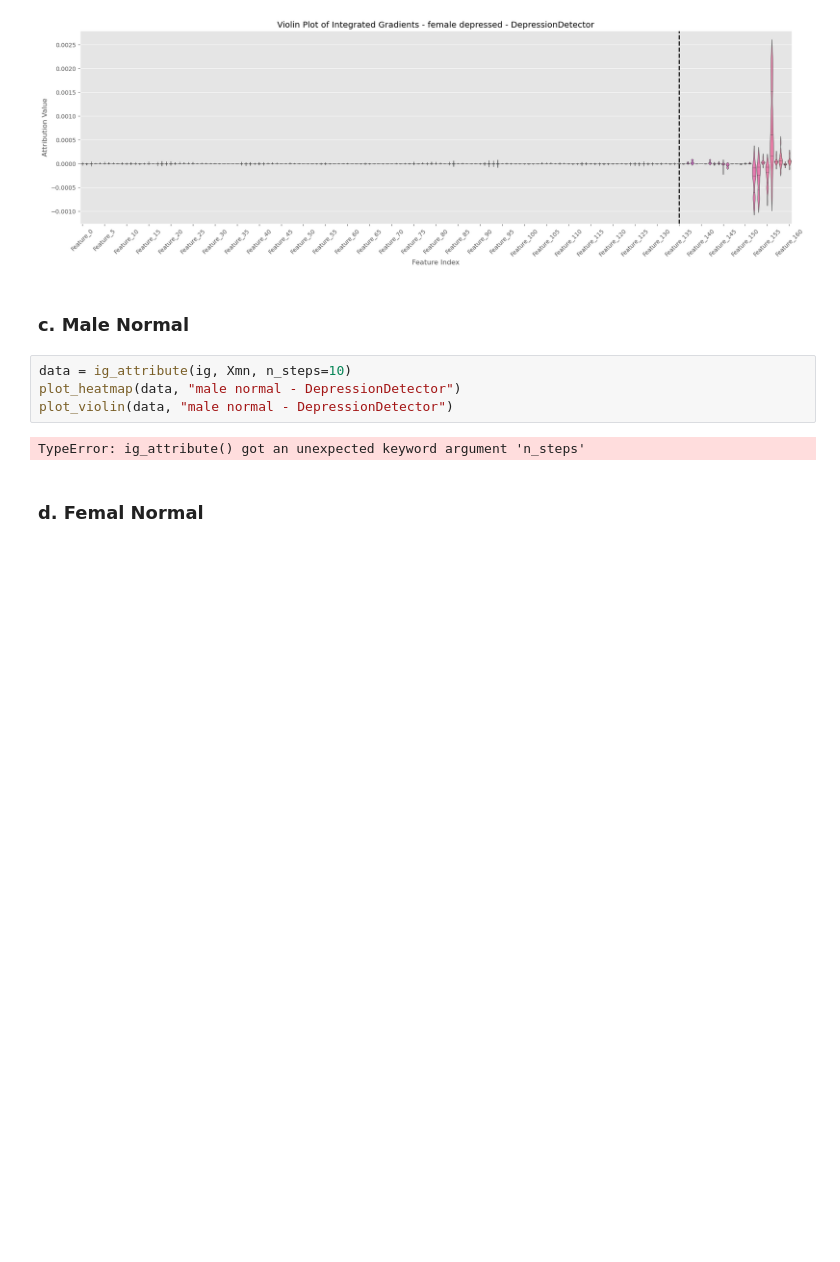
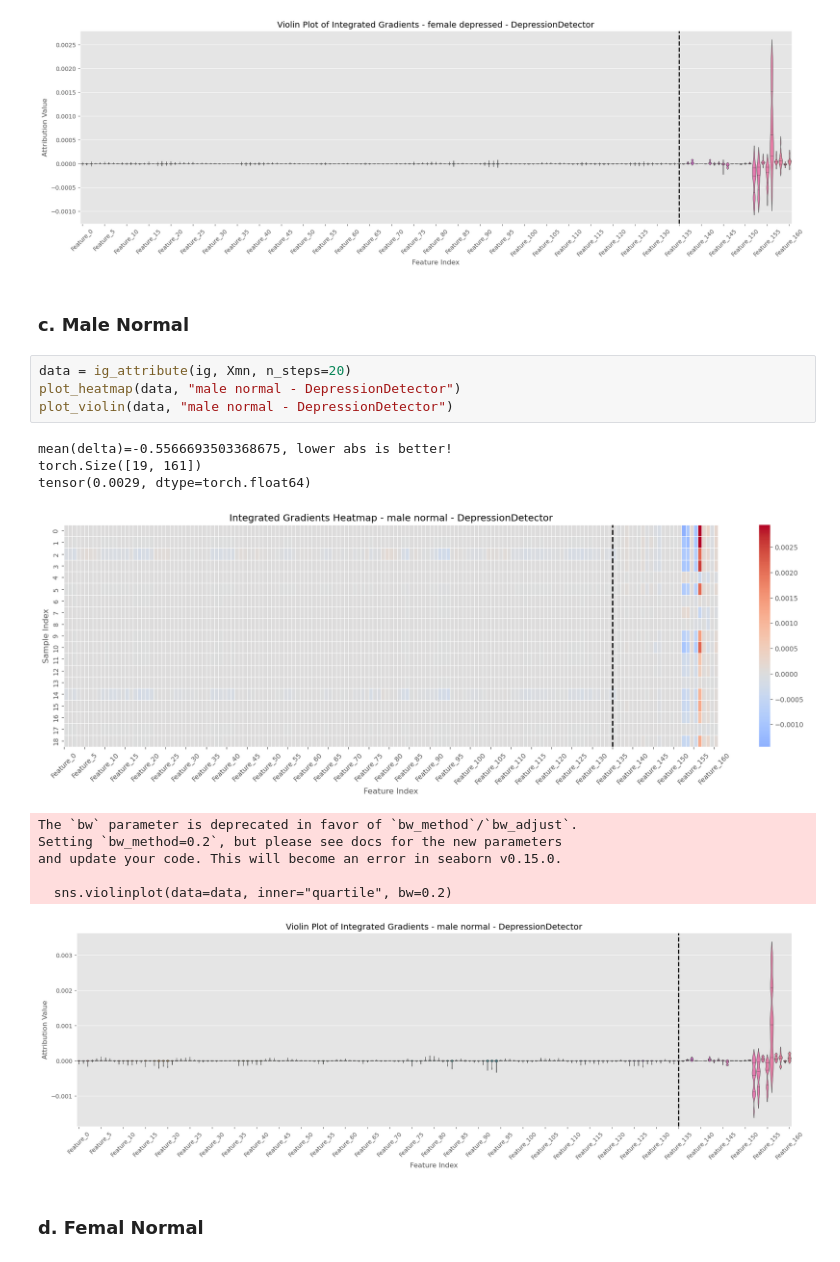
Before and after one commit to AllenYolk/depression-detection, a Jupyter notebook: attribution.ipynb, the cells around one changed output. Cells and saved outputs as stored; diff of their text form; blank space fills up the shorter version.

```diff
--- a/attribution.ipynb
+++ b/attribution.ipynb
@@ -268,11 +277,20 @@ and update your code. This will become an error in seaborn v0.15.0.
 # %% [markdown]
 ### c. Male Normal
 # %%
-data = ig_attribute(ig, Xmn, n_steps=10)
+data = ig_attribute(ig, Xmn, n_steps=20)
 plot_heatmap(data, "male normal - DepressionDetector")
 plot_violin(data, "male normal - DepressionDetector")
 # %% [output]
-TypeError: ig_attribute() got an unexpected keyword argument 'n_steps'
+mean(delta)=-0.5566693503368675, lower abs is better!
+torch.Size([19, 161])
+tensor(0.0029, dtype=torch.float64)
+[figure, added]
+The `bw` parameter is deprecated in favor of `bw_method`/`bw_adjust`.
+Setting `bw_method=0.2`, but please see docs for the new parameters
+and update your code. This will become an error in seaborn v0.15.0.
+
+  sns.violinplot(data=data, inner="quartile", bw=0.2)
+[figure, added]
 # %% [markdown]
 ### d. Femal Normal
 # %%
```
Also changed, not shown: parts of 10 cells of this notebook.
